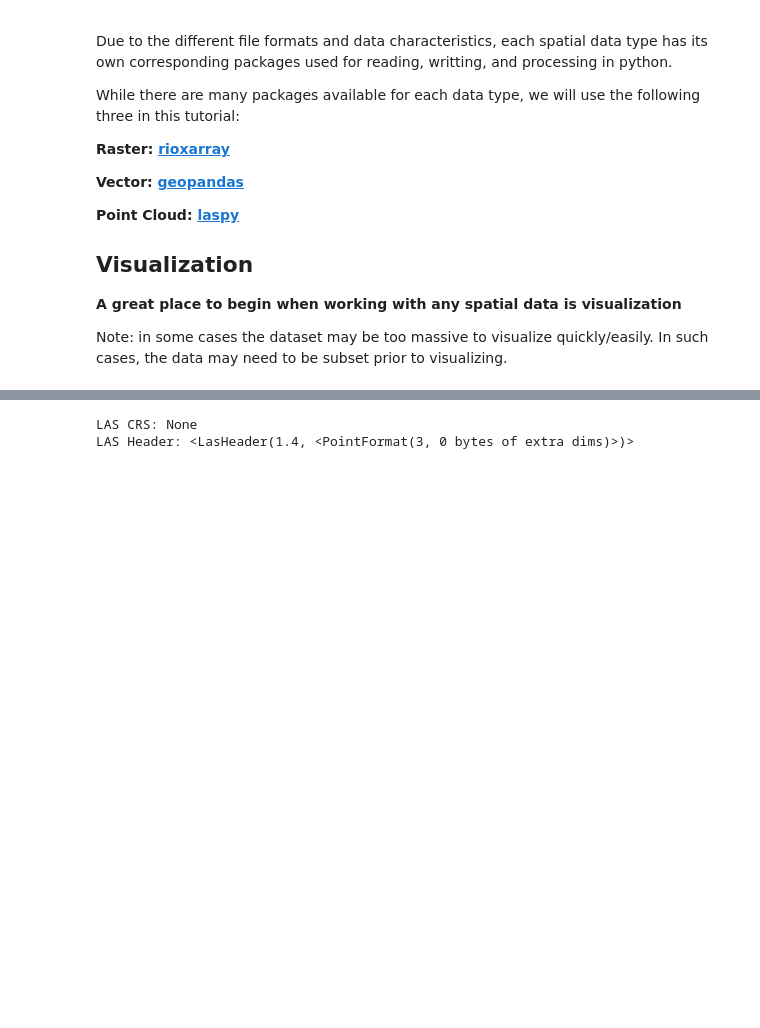
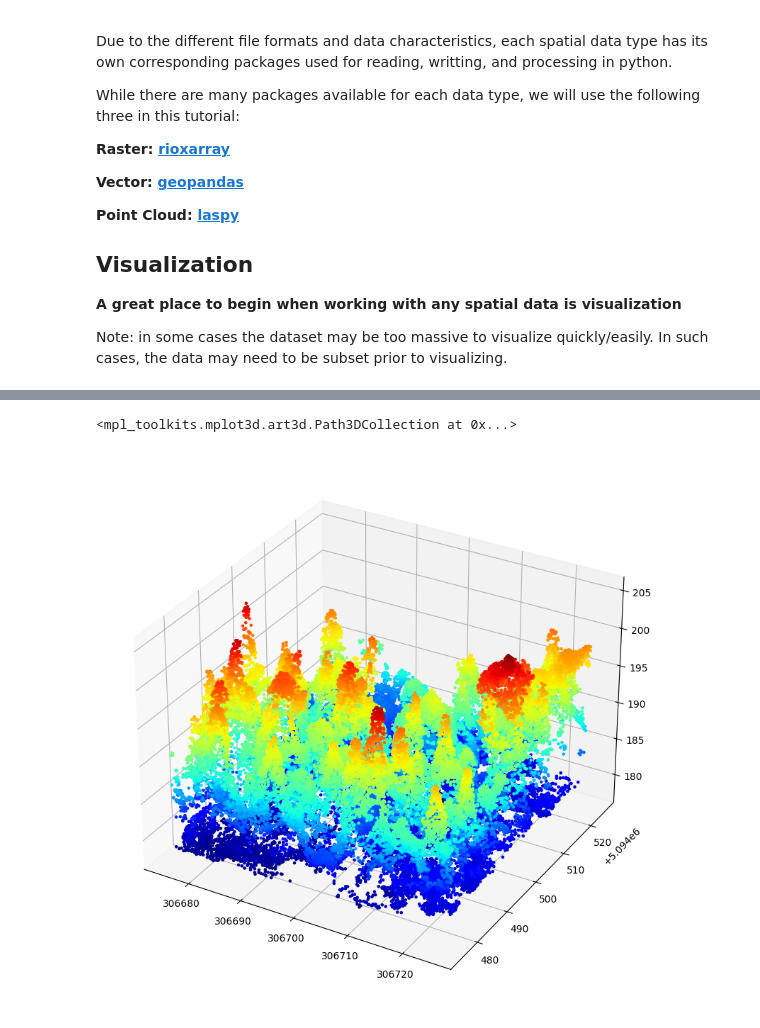
Before and after one commit to subornaa/Data-Analytics-Tutorials, a Jupyter notebook: Geospatial_Data_Tutorials.ipynb, the cells around one changed output, grey strips where cells are left out. Saved outputs shown, nothing was run; the diff lists cells and outputs as text; code cells hidden in the pictures; blank space fills up the shorter version.

```diff
--- a/Geospatial_Data_Tutorials.ipynb
+++ b/Geospatial_Data_Tutorials.ipynb
@@ -138,13 +176,21 @@ plots.plot(ax = ax, color = 'red', markersize=2)
 # %%
 # Point Cloud (3D - LiDAR data)
 
 las = laspy.read(r'data/forest_point_cloud.las')
 
-crs = las.header.parse_crs()
+pc = np.vstack([las.x, las.y, las.z]).transpose()
 
-print(f"LAS CRS: {crs}")
+fig = plt.figure(figsize=(10, 10))
+ax = fig.add_subplot(projection='3d')
 
-points = np.vstack([las.x, las.y, las.z]).transpose()
+ax.scatter(pc[:, 0],
+            pc[:, 1],
+            pc[:, 2],
+            c=pc[:, 2],
+            cmap='jet',
+            linewidth=1,
+            alpha=1,
+            s=5)
 # %% [output]
-LAS CRS: None
-LAS Header: <LasHeader(1.4, <PointFormat(3, 0 bytes of extra dims)>)>
+<mpl_toolkits.mplot3d.art3d.Path3DCollection at 0x...>
+[figure, added]
```
Also changed, not shown: parts of 5 cells of this notebook.
